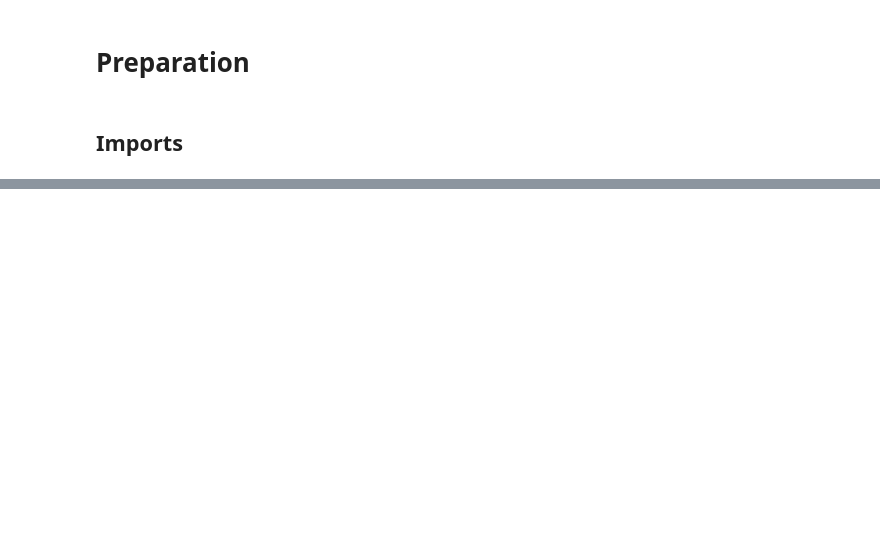
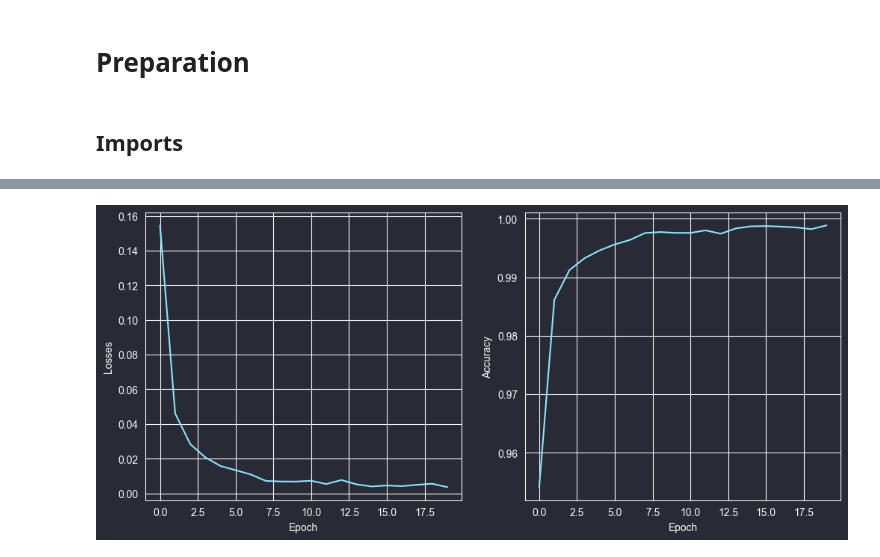
Before and after one commit to alex-werben/Deep-Learning, a Jupyter notebook: mnist_cnn.ipynb, the cells around one changed output, grey strips where cells are left out. Cells and saved outputs as stored; diff of their text form; code cells hidden in the pictures; blank space fills up the shorter version.

Commit message:
MNIST digits classification done.

```diff
--- a/mnist_cnn.ipynb
+++ b/mnist_cnn.ipynb
@@ -244,9 +42,0 @@ preds = test_kaggle(cnn, mnist_test_loader, gpu=True)
-# %%
-submission = []
-i = 1
-for pred_batch in tqdm(preds):
-    for probs in pred_batch:
-        submission.append([i, probs.argmax().item()])
-        i += 1
-result = pd.DataFrame(submission, columns=["ImageID", "Label"])
-result.to_csv("submission.csv", index=False)
@@ -252,0 +127,6 @@ result.to_csv("submission.csv", index=False)
+# %%
+mnist_train_dataset = MnistDataset("train.csv", transform=train_transforms, target_transform=label_transforms, train=True)
+mnist_test_dataset = MnistDataset("test.csv", transform=test_transforms, train=False)
+
+mnist_train_loader = DataLoader(mnist_train_dataset, batch_size=128, shuffle=False)
+mnist_test_loader = DataLoader(mnist_test_dataset, batch_size=128, shuffle=False)
@@ -252,0 +146,21 @@ result.to_csv("submission.csv", index=False)
+# %%
+class CNN(nn.Module):
+    def __init__(self):
+        super(CNN, self).__init__()
+        self.layers = nn.Sequential(
+            nn.Conv2d(1, 32, 3),
+            nn.ReLU(),
+            nn.Conv2d(32, 64, 3),
+            nn.ReLU(),
+            nn.MaxPool2d(2),
+            nn.Dropout(0.25),
+            nn.Flatten(),
+            nn.Linear(9216, 256),
+            nn.ReLU(),
+            nn.Linear(256, 10),
+            nn.LogSoftmax(dim=1)
+        )
+
+    def forward(self, input):
+        output = self.layers(input)
+        return output
@@ -252,0 +238,6 @@ result.to_csv("submission.csv", index=False)
+# %%
+cnn = CNN()
+tr_ac, tr_ls, predictions = train(cnn, mnist_train_loader, learning_rate=0.001,
+                                  epochs=20, loss=nn.CrossEntropyLoss(), gpu=True,
+                                  verbose=True, plot=True)
+# %% [output]
@@ -252,0 +245 @@ result.to_csv("submission.csv", index=False)
+[figure, added]
```
Also changed, not shown: parts of 39 cells of this notebook.
